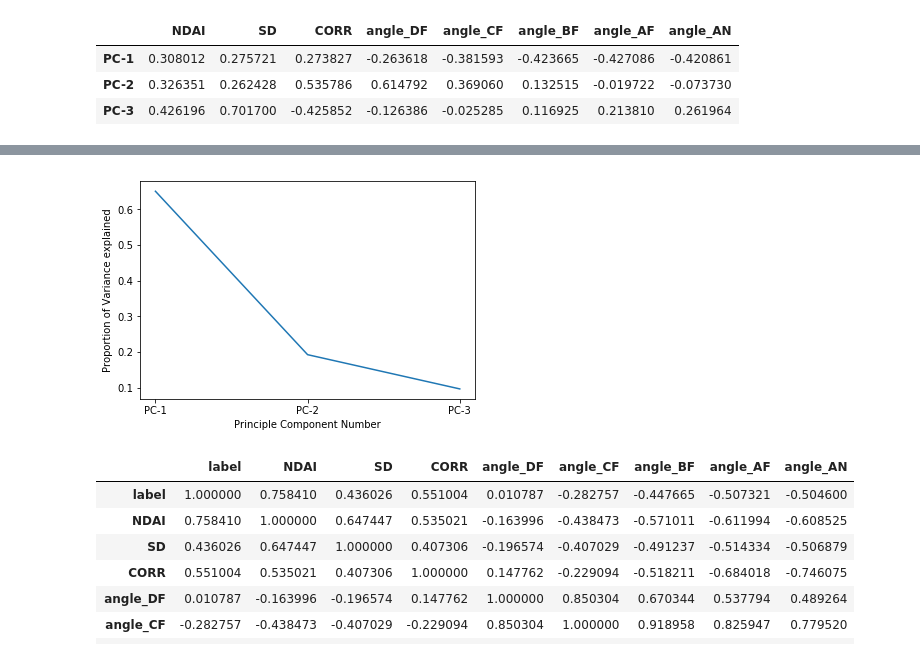
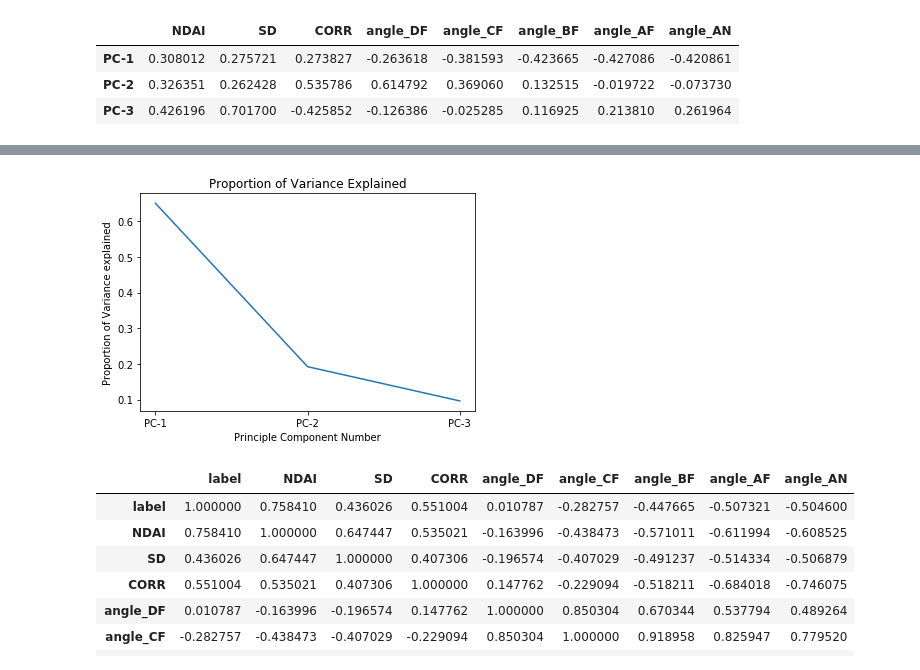
Before and after one commit to junf97/stat154-project2, a Jupyter notebook: code/pca.ipynb, the cells around one changed output, grey strips where cells are left out. Drawn from its saved outputs; the diff is of its cells as text; code cells hidden in the pictures.

```diff
--- a/code/pca.ipynb
+++ b/code/pca.ipynb
@@ -62,10 +78,11 @@ pd.DataFrame(pca.components_, columns=df_labeled.columns[3:-1], index=['PC-1','P
 # %%
 plt.plot(range(1,4), pca.explained_variance_ratio_)
 plt.xlabel('Principle Component Number')
 plt.ylabel('Proportion of Variance explained')
-plt.xticks(range(1,4), ['PC-1','PC-2','PC-3']);
+plt.xticks(range(1,4), ['PC-1','PC-2','PC-3'])
+plt.title('Proportion of Variance Explained');
 # %% [output]
-[figure, old version]
+[figure, new version]
 # %%
 # https://towardsdatascience.com/pca-using-python-scikit-learn-e653f8989e60
 # https://stackoverflow.com/questions/22984335/recovering-features-names-of-explained-variance-ratio-in-pca-with-sklearn
```
Also changed, not shown: parts of 2 cells of this notebook, 1 other file.
